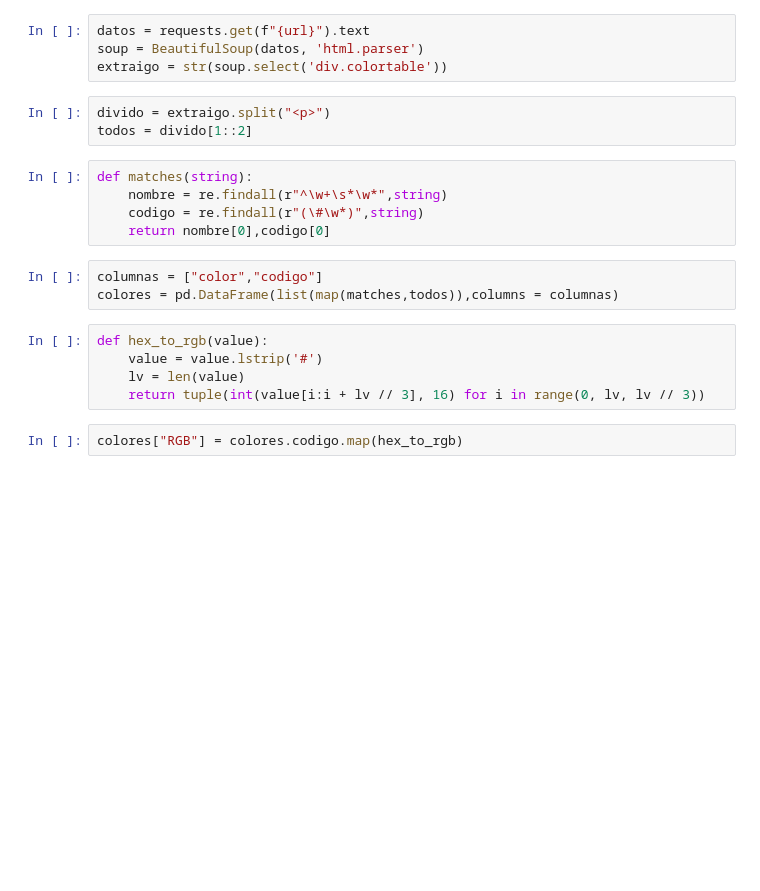
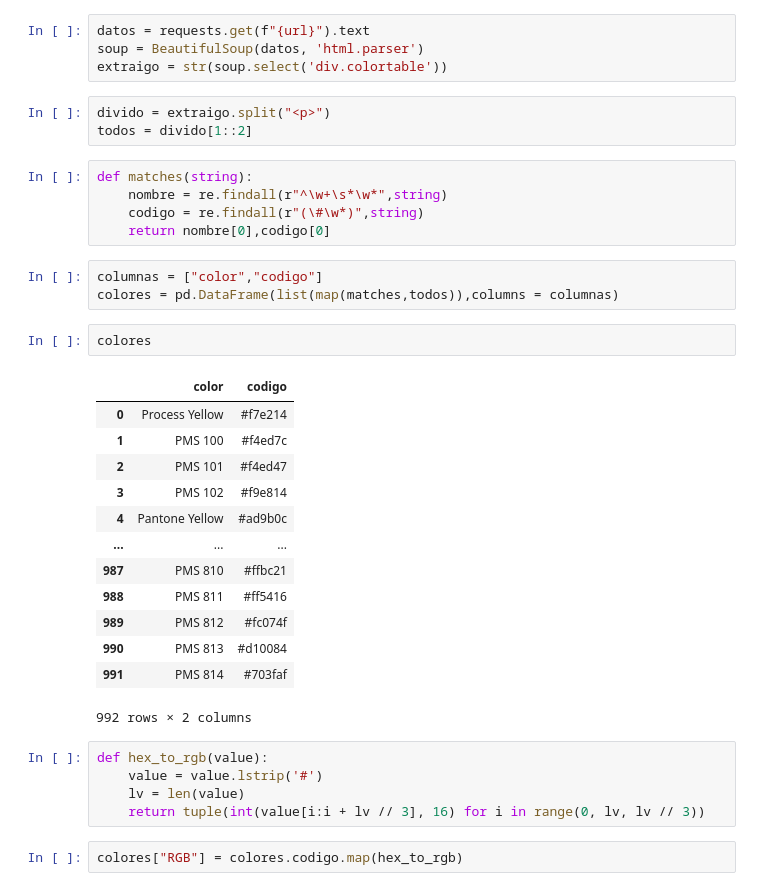
Before and after one commit to olmocorell/When-neural-nets-becomes-sentiments-in-ART, a Jupyter notebook: Colores.ipynb, the cells around one changed output. Saved outputs shown, nothing was run; the diff lists cells and outputs as text; blank space fills up the shorter version.

```diff
--- a/Colores.ipynb
+++ b/Colores.ipynb
@@ -22,6 +22,22 @@ def matches(string):
 # %%
 columnas = ["color","codigo"]
 colores = pd.DataFrame(list(map(matches,todos)),columns = columnas)
+# %%
+colores
+# %% [output]
+|  | color | codigo |
+| 0 | Process Yellow | #f7e214 |
+| 1 | PMS 100 | #f4ed7c |
+| 2 | PMS 101 | #f4ed47 |
+| 3 | PMS 102 | #f9e814 |
+| 4 | Pantone Yellow | #ad9b0c |
+| ... | ... | ... |
+| 987 | PMS 810 | #ffbc21 |
+| 988 | PMS 811 | #ff5416 |
+| 989 | PMS 812 | #fc074f |
+| 990 | PMS 813 | #d10084 |
+| 991 | PMS 814 | #703faf |
+992 rows × 2 columns
 # %%
 def hex_to_rgb(value):
     value = value.lstrip('#')
```
Also changed, not shown: parts of 3 cells of this notebook, 13 other files.
